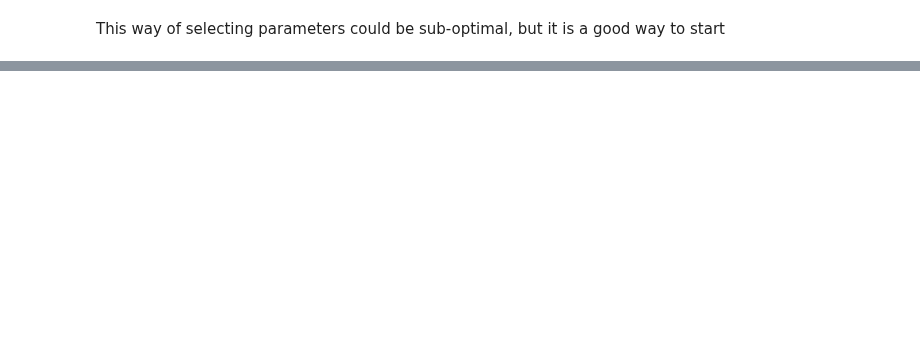
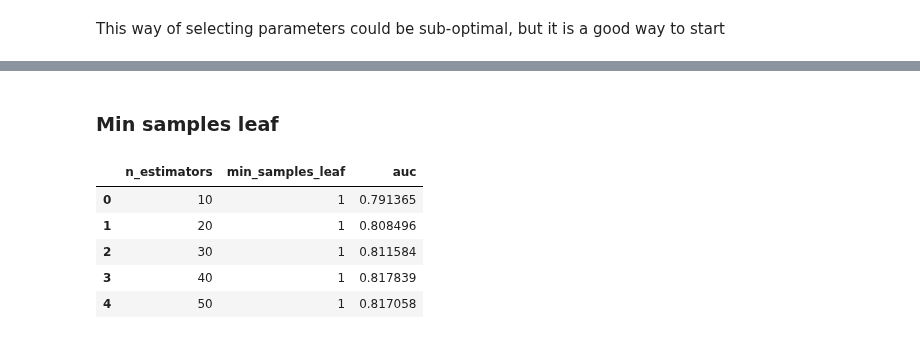
Before and after one commit to sheilambadi/machine-learning-zoomcamp, a Jupyter notebook: machine-learning-zoomcamp/06_decision_trees_and_ensemble_learning/coursework.ipynb, the cells around one changed output, grey strips where cells are left out. Saved outputs shown, nothing was run; the diff lists cells and outputs as text; code cells hidden in the pictures; blank space fills up the shorter version.

```diff
--- a/machine-learning-zoomcamp/06_decision_trees_and_ensemble_learning/coursework.ipynb
+++ b/machine-learning-zoomcamp/06_decision_trees_and_ensemble_learning/coursework.ipynb
@@ -690,0 +810,26 @@ np.float64(0.7856948245380349)
+# %%
+max_depth = 10
+# %% [markdown]
+### Min samples leaf
+# %%
+scores = []
+min_sample_leaves = [1, 3, 5, 10, 50]
+
+for l in min_sample_leaves:
+    for n in range(10, 201, 10):
+        rf = RandomForestClassifier(n_estimators=n, max_depth=max_depth, min_samples_leaf=l, random_state=1) # random_state is for reproducibility
+        rf.fit(X_train, y_train)
+
+        y_pred = rf.predict_proba(X_val)[:, 1]
+        auc = roc_auc_score(y_val, y_pred)
+        scores.append((n, l, auc))
+# %%
+df_scores = pd.DataFrame(scores, columns=['n_estimators', 'min_samples_leaf', 'auc'])
+df_scores.head()
+# %% [output]
+|  | n_estimators | min_samples_leaf | auc |
+| 0 | 10 | 1 | 0.791365 |
+| 1 | 20 | 1 | 0.808496 |
+| 2 | 30 | 1 | 0.811584 |
+| 3 | 40 | 1 | 0.817839 |
+| 4 | 50 | 1 | 0.817058 |
```
Also changed, not shown: parts of 25 cells of this notebook, 2 other files.
